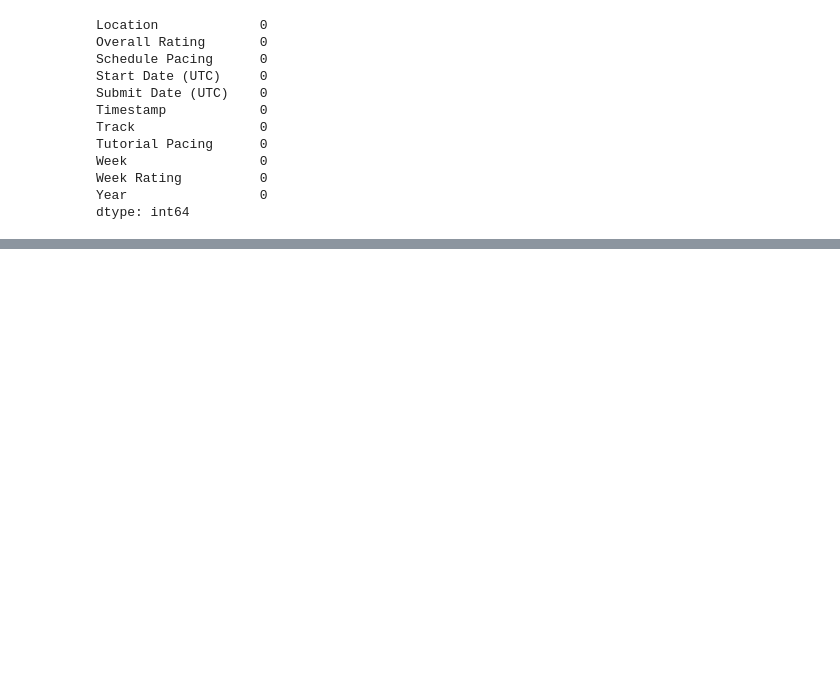
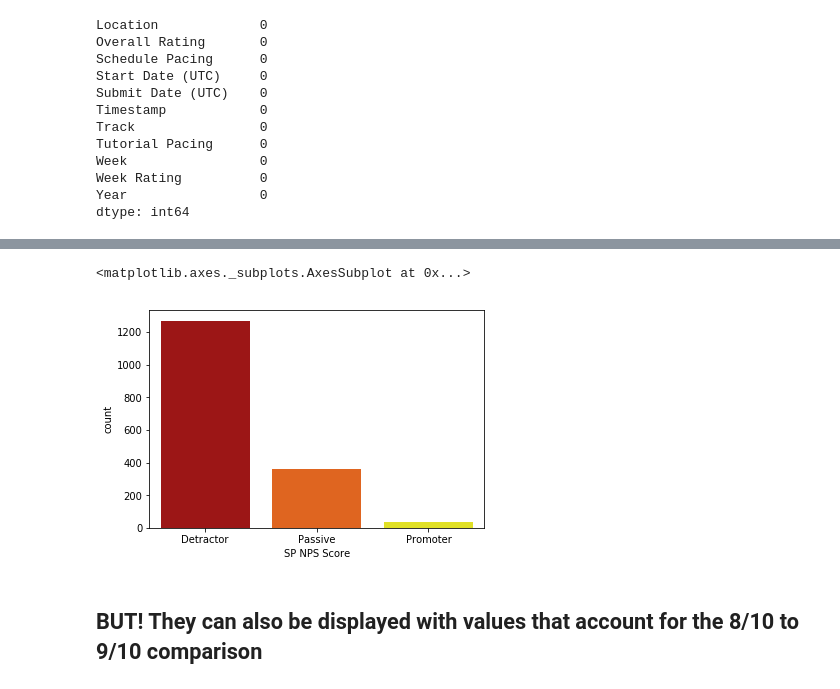
Before and after one commit to fchikwekwe/NPS_data, a Jupyter notebook: NPS_data.ipynb, the cells around one changed output, grey strips where cells are left out. Saved outputs shown, nothing was run; the diff lists cells and outputs as text; code cells hidden in the pictures; blank space fills up the shorter version.

```diff
--- a/NPS_data.ipynb
+++ b/NPS_data.ipynb
@@ -596,0 +776,8 @@ all_data
+# %%
+# Altered values can be seen with just the vanilla values
+sns.countplot(x='SP NPS Score', palette='hot', data=all_data[all_data['SP NPS Score'] != 'None'])
+# %% [output]
+<matplotlib.axes._subplots.AxesSubplot at 0x...>
+[figure, added]
+# %% [markdown]
+## BUT! They can also be displayed with values that account for the 8/10 to 9/10 comparison
```
Also changed, not shown: parts of 52 cells of this notebook, 2 other files.
